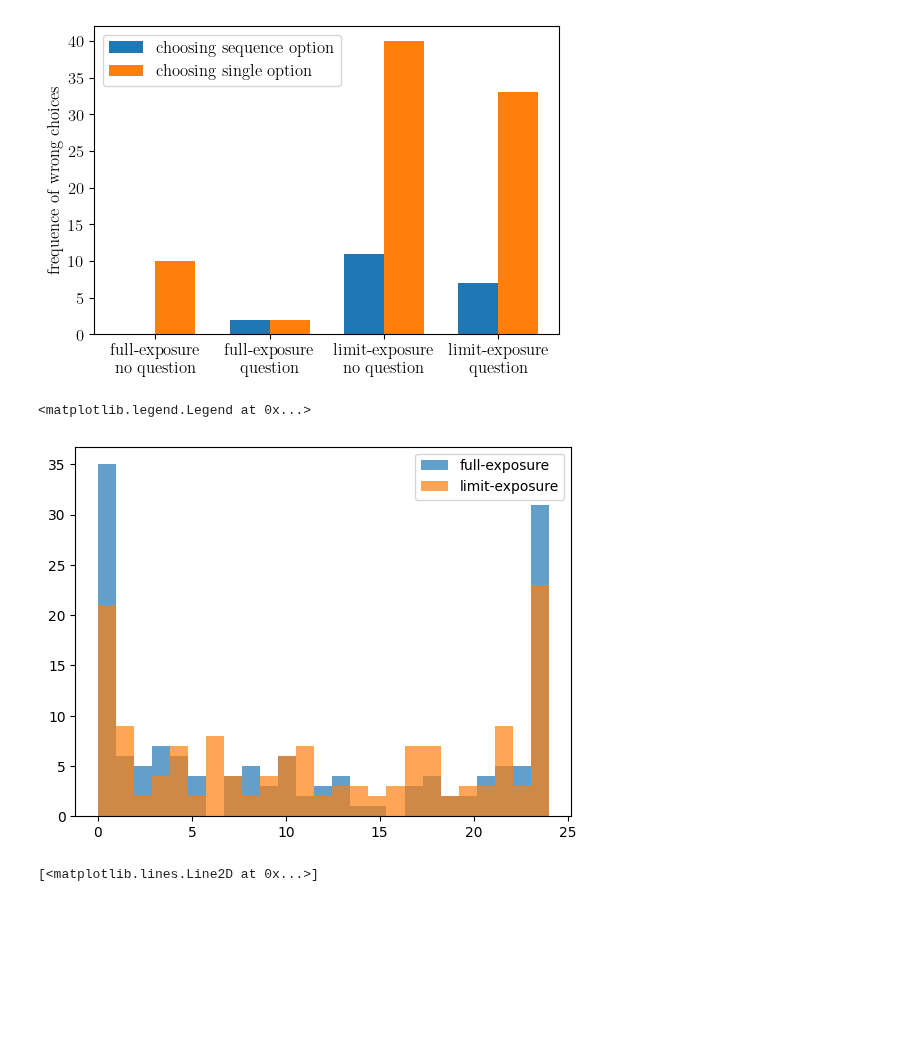
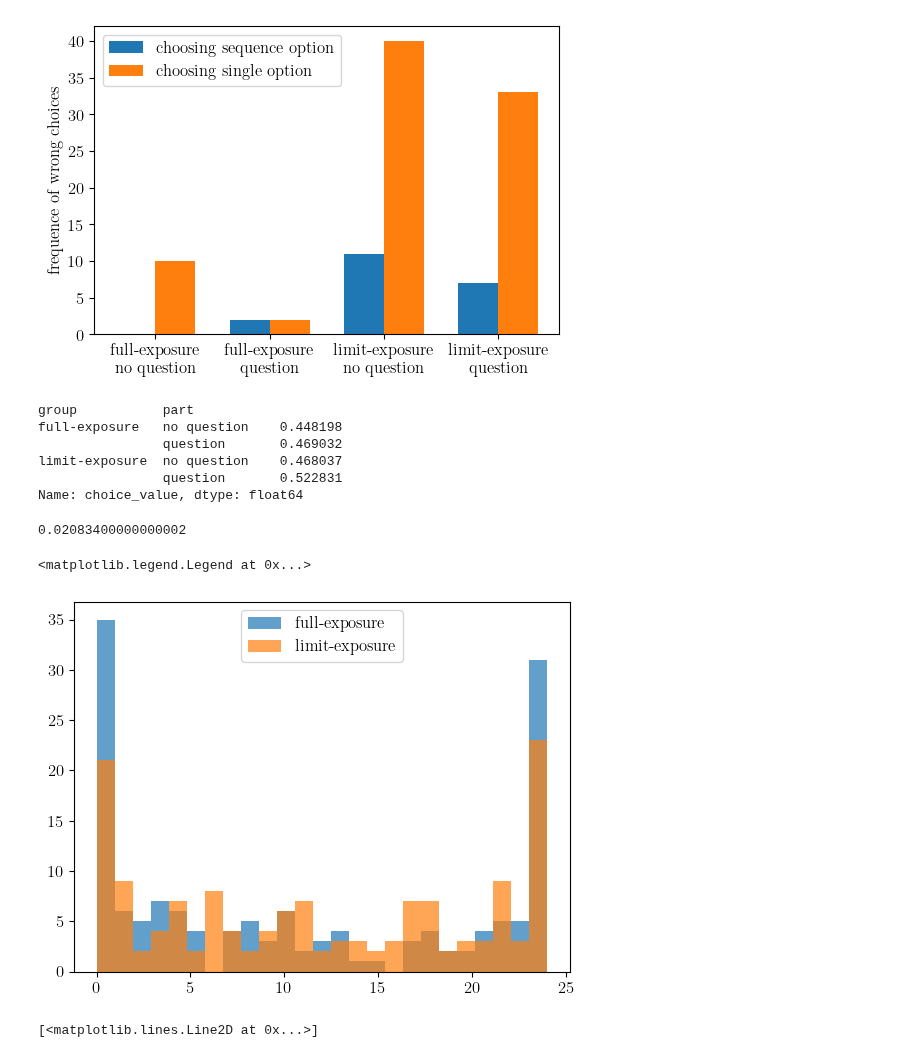
Before and after one commit to zarkwang/attention_discount_project, a Jupyter notebook: experiment_3/analysis.ipynb, the cells around one changed output. Cells and saved outputs as stored; diff of their text form; code cells hidden in the pictures; blank space fills up the shorter version.

```diff
--- a/experiment_3/analysis.ipynb
+++ b/experiment_3/analysis.ipynb
@@ -430,13 +430,26 @@ df_rabbit = pd.read_csv('rabbit_data.csv',sep=',',index_col=0)
 sum_choice_seq = df_total.groupby('worker_id')['choice_value'].sum().to_frame()
 analysis_workers = sum_choice_seq[(sum_choice_seq['choice_value'] != 24) & (sum_choice_seq['choice_value'] != 0)].index
 df_analysis = df_total[df_total['worker_id'].isin(analysis_workers)]
+# %%
+df_total.groupby(['group','part'])['choice_value'].mean()
+# %% [output]
+group           part
+full-exposure   no question    0.448198
+                question       0.469032
+limit-exposure  no question    0.468037
+                question       0.522831
+Name: choice_value, dtype: float64
+# %%
+0.469032 - 0.448198
+# %% [output]
+0.02083400000000002
 # %%
-plt.hist(df_total[df_total['group_value']==0].groupby(['worker_id'])['choice_value'].sum(),bins=25,label='full-exposure',alpha=0.7)
-plt.hist(df_total[df_total['group_value']==1].groupby(['worker_id'])['choice_value'].sum(),bins=25,label='limit-exposure',alpha=0.7)
+plt.hist(df_total[(df_total['group_value']==0)].groupby(['worker_id'])['choice_value'].sum(),bins=25,label='full-exposure',alpha=0.7)
+plt.hist(df_total[(df_total['group_value']==1)].groupby(['worker_id'])['choice_value'].sum(),bins=25,label='limit-exposure',alpha=0.7)
 plt.legend()
 # %% [output]
 <matplotlib.legend.Legend at 0x...>
-[figure, old version]
+[figure, new version]
 # %%
 df_total['q_rank'] = df_total.groupby('worker_id').cumcount() + 1
 rank_sum = df_total.groupby(['q_rank'])['choice_value'].mean()
```
Also changed, not shown: parts of 2 cells of this notebook, 18 other files.
